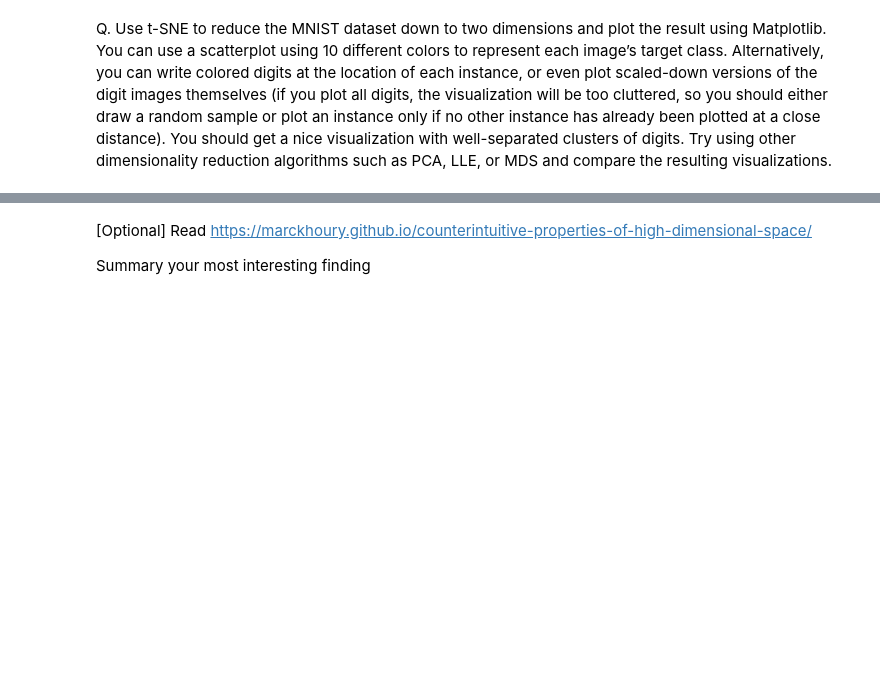
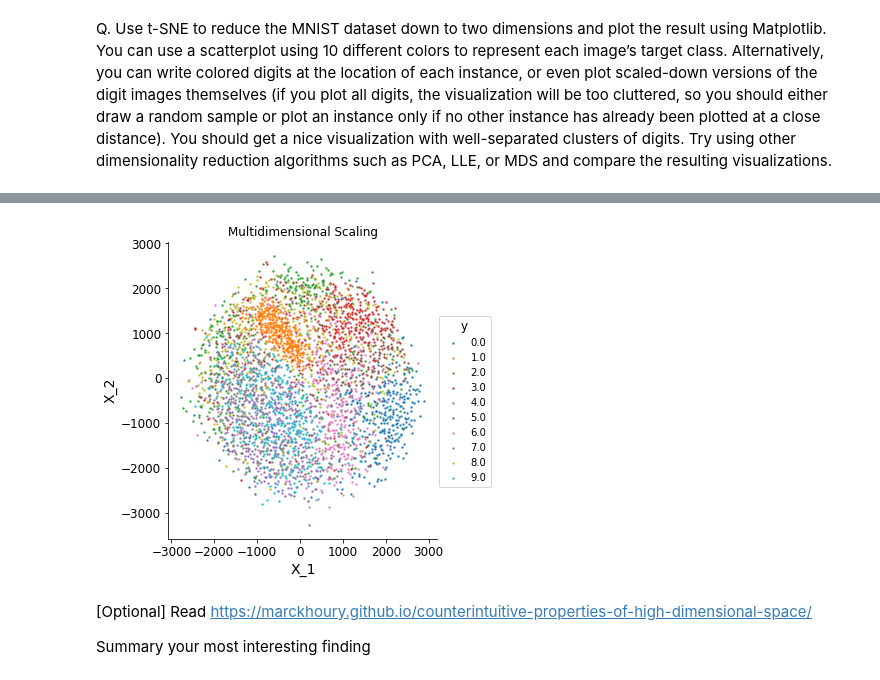
Before and after one commit to derek-pyne/ml_playground, a Jupyter notebook: classes/machine_learning/W8_Pyne_qq233068.ipynb, the cells around one changed output, grey strips where cells are left out. Cells and saved outputs as stored; diff of their text form; code cells hidden in the pictures; blank space fills up the shorter version.

```diff
--- a/classes/machine_learning/W8_Pyne_qq233068.ipynb
+++ b/classes/machine_learning/W8_Pyne_qq233068.ipynb
@@ -45,3 +140,10 @@ Q. Use t-SNE to reduce the MNIST dataset down to two dimensions and plot the res
+# %%
+from sklearn.manifold import MDS
+mds = MDS(n_components=2, n_jobs=8)
+X_mds = mds.fit_transform(X_sample)
+dimensionality_reduction_plot(X_mds, y_sample, title='Multidimensional Scaling')
+# %% [output]
+[figure, added]
 # %% [markdown]
 [Optional] Read
 https://marckhoury.github.io/counterintuitive-properties-of-high-dimensional-space/
```
Also changed, not shown: parts of 28 cells of this notebook.
